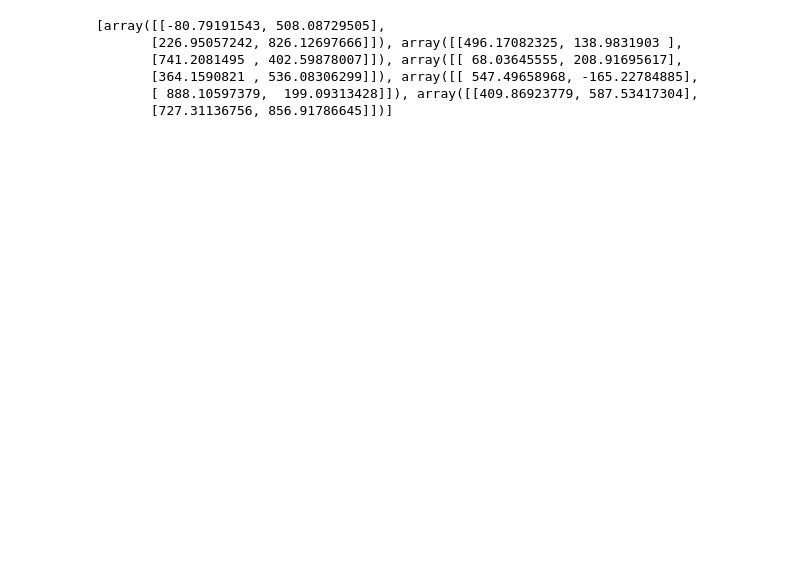
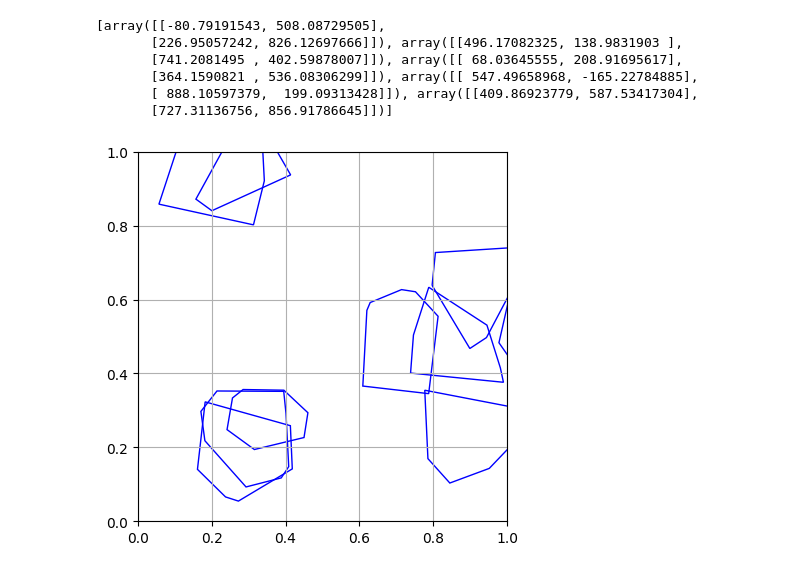
Before and after one commit to Sina-Haz/Robotics-1, a Jupyter notebook: Project_1.ipynb, the cells around one changed output. Saved outputs shown, nothing was run; the diff lists cells and outputs as text; code cells hidden in the pictures; blank space fills up the shorter version.

Commit message:
fixed up API and code in collision_checking and create_scene

```diff
--- a/Project_1.ipynb
+++ b/Project_1.ipynb
@@ -97,3 +97,15 @@ print(bb)
        [364.1590821 , 536.08306299]]), array([[ 547.49658968, -165.22784885],
        [ 888.10597379,  199.09313428]]), array([[409.86923779, 587.53417304],
        [727.31136756, 856.91786645]])]
+# %%
+loaded_data = np.load('assignment1_student/collision_checking_polygons.npy', allow_pickle=True)
+fig, ax = plt.subplots()
+polygons = []
+for p in loaded_data:
+    pol = plt.Polygon(p, closed=True,fill=None,color='b')
+    ax.add_patch(pol)
+plt.gca().set_aspect('equal', adjustable='box')  # Make sure the aspect ratio is equal
+plt.grid(True)
+plt.show()
+# %% [output]
+[figure, added]
```
Also changed, not shown: parts of 1 cell of this notebook, 8 other files.
